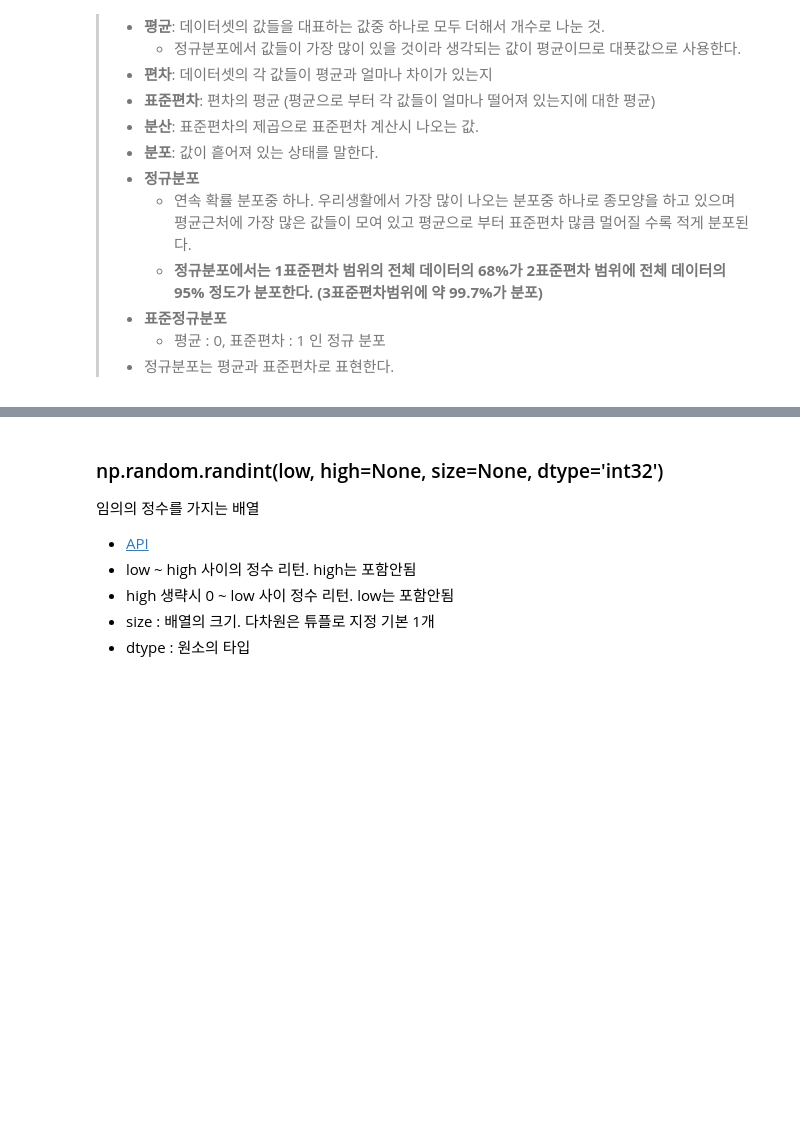
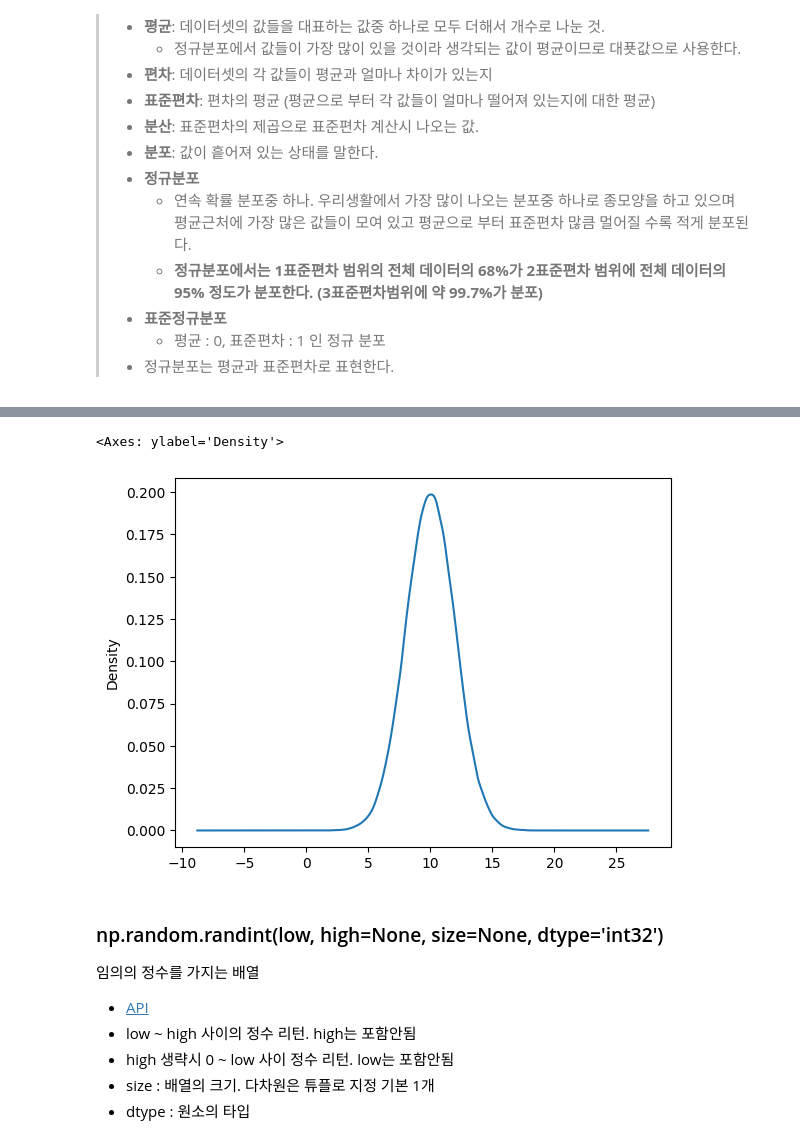
Before and after one commit to LeeJUHO127/DA-35, a Jupyter notebook: 05_numpy_opencv/01-Numpy개요_배열생성_.ipynb, the cells around one changed output, grey strips where cells are left out. Cells and saved outputs as stored; diff of their text form; code cells hidden in the pictures; blank space fills up the shorter version.

```diff
--- a/05_numpy_opencv/01-Numpy개요_배열생성_.ipynb
+++ b/05_numpy_opencv/01-Numpy개요_배열생성_.ipynb
@@ -193,3 +471,9 @@ start에서 stop 범위에서 step의 일정한 간격의 값들로 구성된
+# %%
+import pandas as pd
+pd.Series(v).plot(kind="kde")
+# %% [output]
+<Axes: ylabel='Density'>
+[figure, added]
 # %% [markdown]
 ### np.random.randint(low, high=None, size=None, dtype='int32')
 
```
Also changed, not shown: parts of 45 cells of this notebook.
